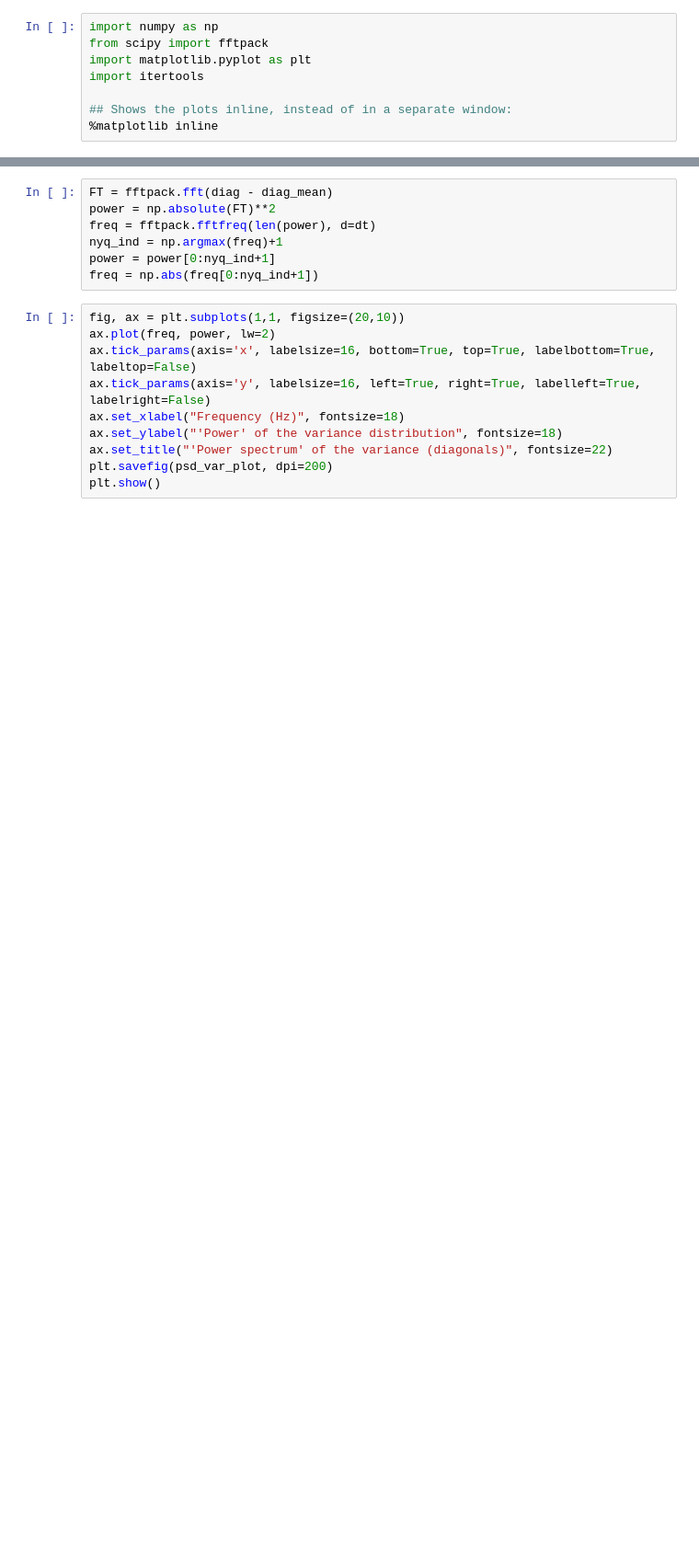
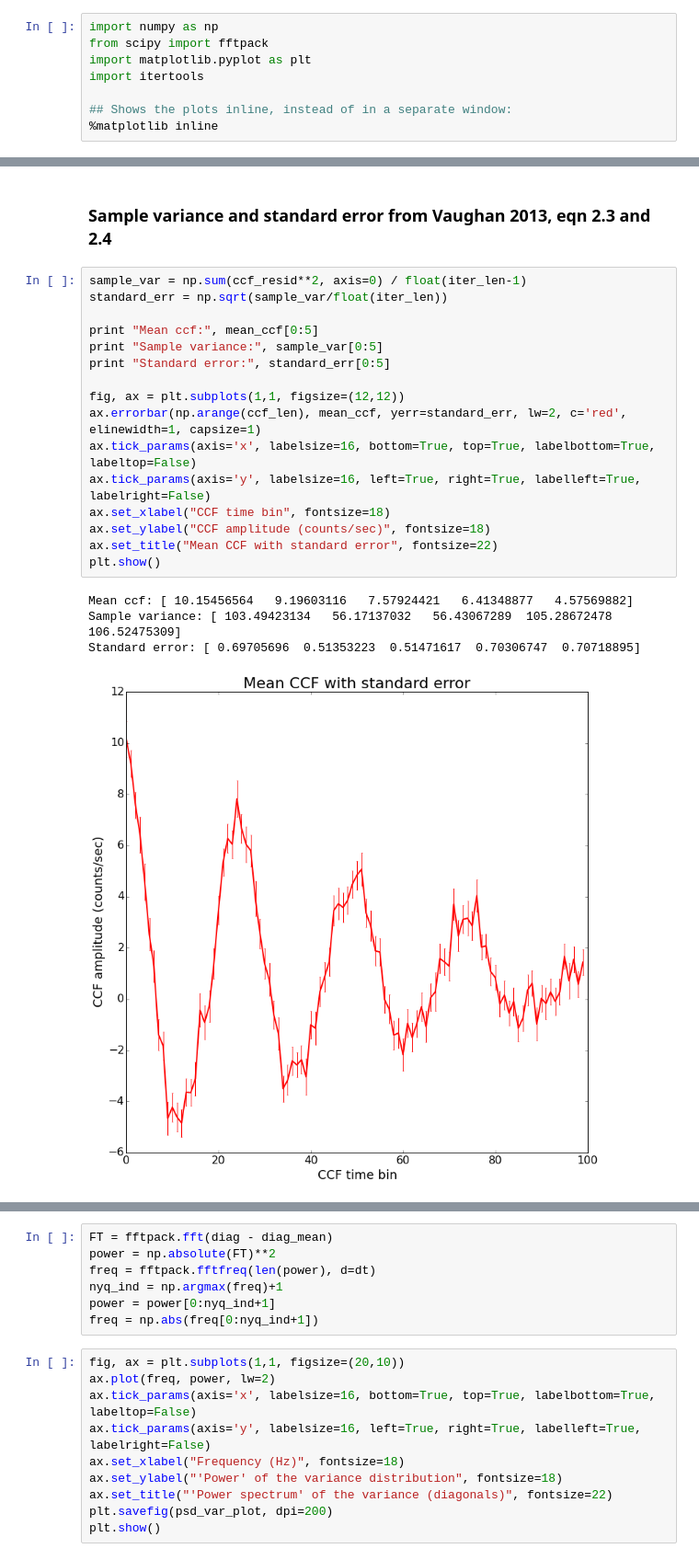
Before and after one commit to abigailStev/simulate, a Jupyter notebook: error_covariance.ipynb, the cells around one changed output, grey strips where cells are left out. Shown: that part at 92% size. Drawn from its saved outputs; the diff is of its cells as text; blank space fills up the shorter version.

Commit message:
Re-ran with new data, doing standard error on ccf segments of real data.

```diff
--- a/error_covariance.ipynb
+++ b/error_covariance.ipynb
@@ -82,3 +97,26 @@ plt.show()
+# %% [markdown]
+### Sample variance and standard error from Vaughan 2013, eqn 2.3 and 2.4
+# %%
+sample_var = np.sum(ccf_resid**2, axis=0) / float(iter_len-1)
+standard_err = np.sqrt(sample_var/float(iter_len))
+
+print "Mean ccf:", mean_ccf[0:5]
+print "Sample variance:", sample_var[0:5]
+print "Standard error:", standard_err[0:5]
+
+fig, ax = plt.subplots(1,1, figsize=(12,12))
+ax.errorbar(np.arange(ccf_len), mean_ccf, yerr=standard_err, lw=2, c='red', elinewidth=1, capsize=1)
+ax.tick_params(axis='x', labelsize=16, bottom=True, top=True, labelbottom=True, labeltop=False)
+ax.tick_params(axis='y', labelsize=16, left=True, right=True, labelleft=True, labelright=False)
+ax.set_xlabel("CCF time bin", fontsize=18)
+ax.set_ylabel("CCF amplitude (counts/sec)", fontsize=18)
+ax.set_title("Mean CCF with standard error", fontsize=22)
+plt.show()
+# %% [output]
+Mean ccf: [ 10.15456564   9.19603116   7.57924421   6.41348877   4.57569882]
+Sample variance: [ 103.49423134   56.17137032   56.43067289  105.28672478  106.52475309]
+Standard error: [ 0.69705696  0.51353223  0.51471617  0.70306747  0.70718895]
+[figure, added]
 # %%
 diag = np.diagonal(covariance)
 diag_mean = np.mean(diag)
```
Also changed, not shown: parts of 10 cells of this notebook.
